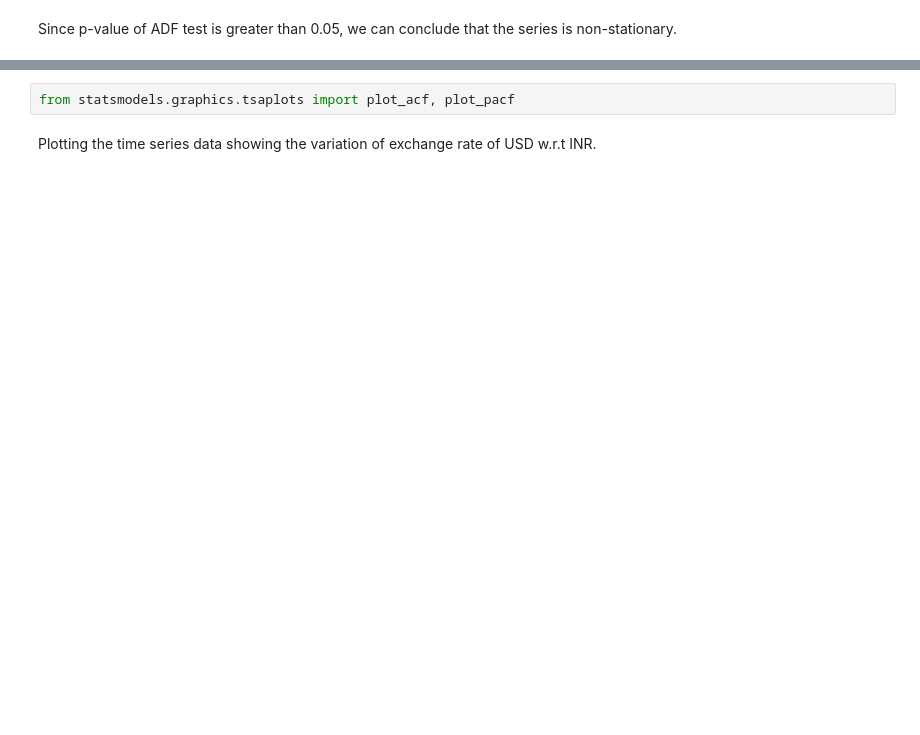
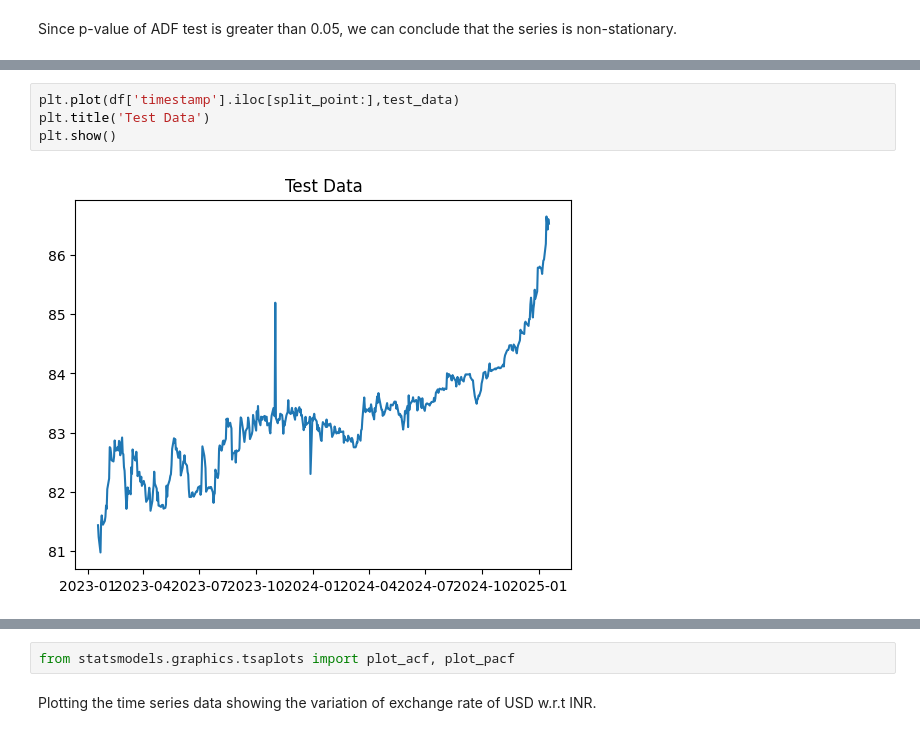
Before and after one commit to Hitarth-codes/Time-series-forecasting-of-forex-data, a Jupyter notebook: Forex_data_time_series_forecasting.ipynb, the cells around one changed output, grey strips where cells are left out. Drawn from its saved outputs; the diff is of its cells as text; blank space fills up the shorter version.

```diff
--- a/Forex_data_time_series_forecasting.ipynb
+++ b/Forex_data_time_series_forecasting.ipynb
@@ -87,0 +149,6 @@ plt.show()
+# %%
+plt.plot(df['timestamp'].iloc[split_point:],test_data)
+plt.title('Test Data')
+plt.show()
+# %% [output]
+[figure, added]
```
Also changed, not shown: parts of 45 cells of this notebook.
